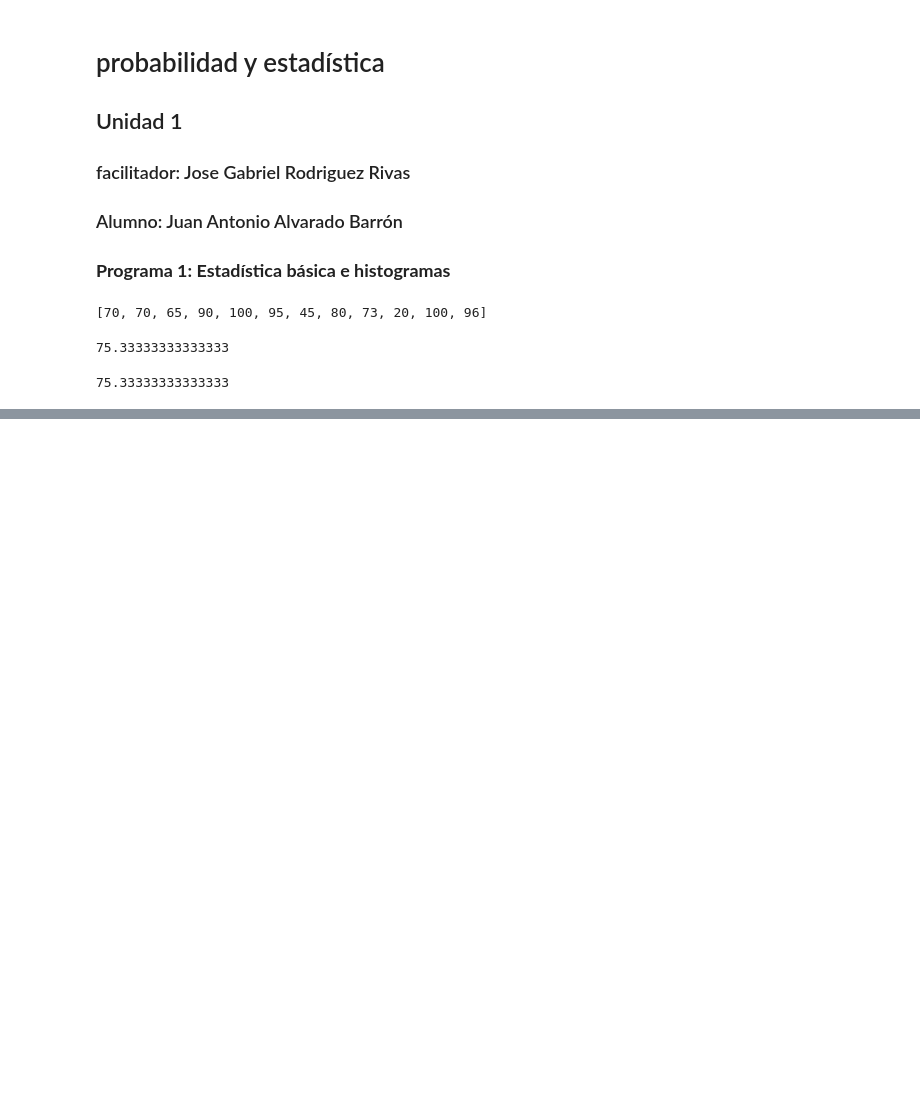
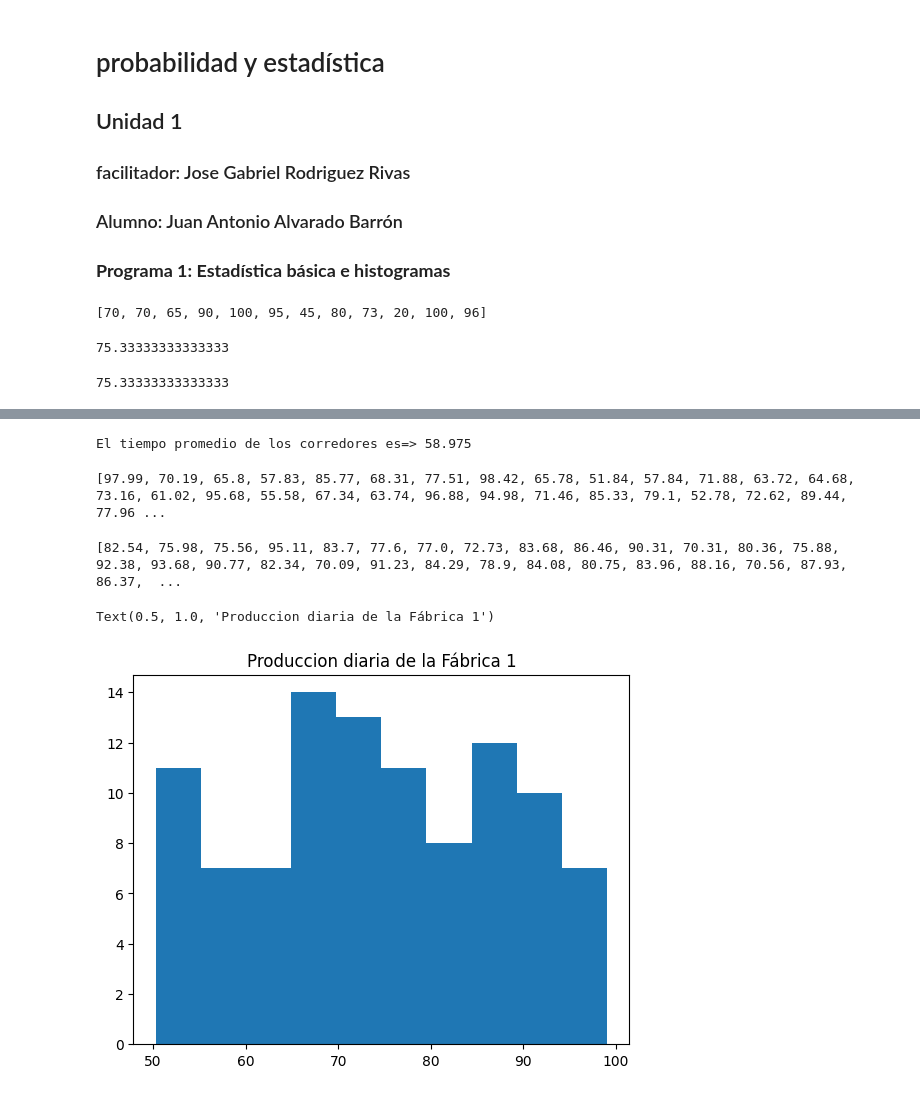
Before and after one commit to 25040999-cmd/Probabilidad-y-estadistica-, a Jupyter notebook: Unidad1/Practica1.ipynb, the cells around one changed output, grey strips where cells are left out. Drawn from its saved outputs; the diff is of its cells as text; code cells hidden in the pictures; blank space fills up the shorter version.

```diff
--- a/Unidad1/Practica1.ipynb
+++ b/Unidad1/Practica1.ipynb
@@ -32,0 +60,4 @@ print(promedio2)
+# %%
+print("El tiempo promedio de los corredores es=>", mean(tiempo100mts))
+# %% [output]
+El tiempo promedio de los corredores es=> 58.975
@@ -32,0 +68,16 @@ print(promedio2)
+# %%
+fabrica1 = []
+for i in range(100):
+  numero_aleatorio = round(random.uniform (50,100), 2)
+  fabrica1.append(numero_aleatorio)
+print(fabrica1)
+# %% [output]
+[97.99, 70.19, 65.8, 57.83, 85.77, 68.31, 77.51, 98.42, 65.78, 51.84, 57.84, 71.88, 63.72, 64.68, 73.16, 61.02, 95.68, 55.58, 67.34, 63.74, 96.88, 94.98, 71.46, 85.33, 79.1, 52.78, 72.62, 89.44, 77.96 ...
+# %%
+fabrica2 = []
+for i in range(100):
+  numero_aleatorio = round(random.uniform (70,100), 2)
+  fabrica2.append(numero_aleatorio)
+print(fabrica2)
+# %% [output]
+[82.54, 75.98, 75.56, 95.11, 83.7, 77.6, 77.0, 72.73, 83.68, 86.46, 90.31, 70.31, 80.36, 75.88, 92.38, 93.68, 90.77, 82.34, 70.09, 91.23, 84.29, 78.9, 84.08, 80.75, 83.96, 88.16, 70.56, 87.93, 86.37,  ...
@@ -32,0 +87,6 @@ print(promedio2)
+# %%
+plt.hist(fabrica1)
+plt.title("Produccion diaria de la Fábrica 1")
+# %% [output]
+Text(0.5, 1.0, 'Produccion diaria de la Fábrica 1')
+[figure, added]
```
Also changed, not shown: parts of 11 cells of this notebook.
